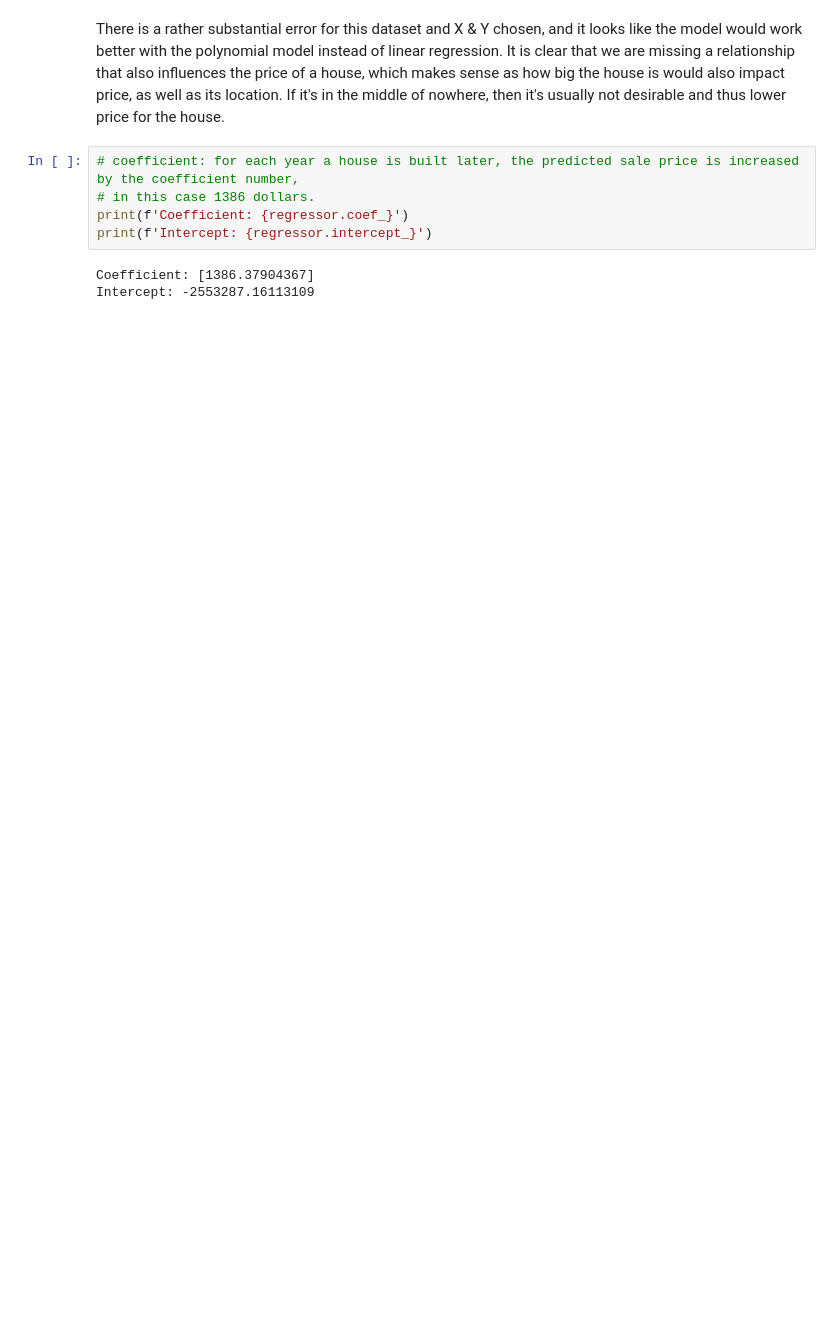
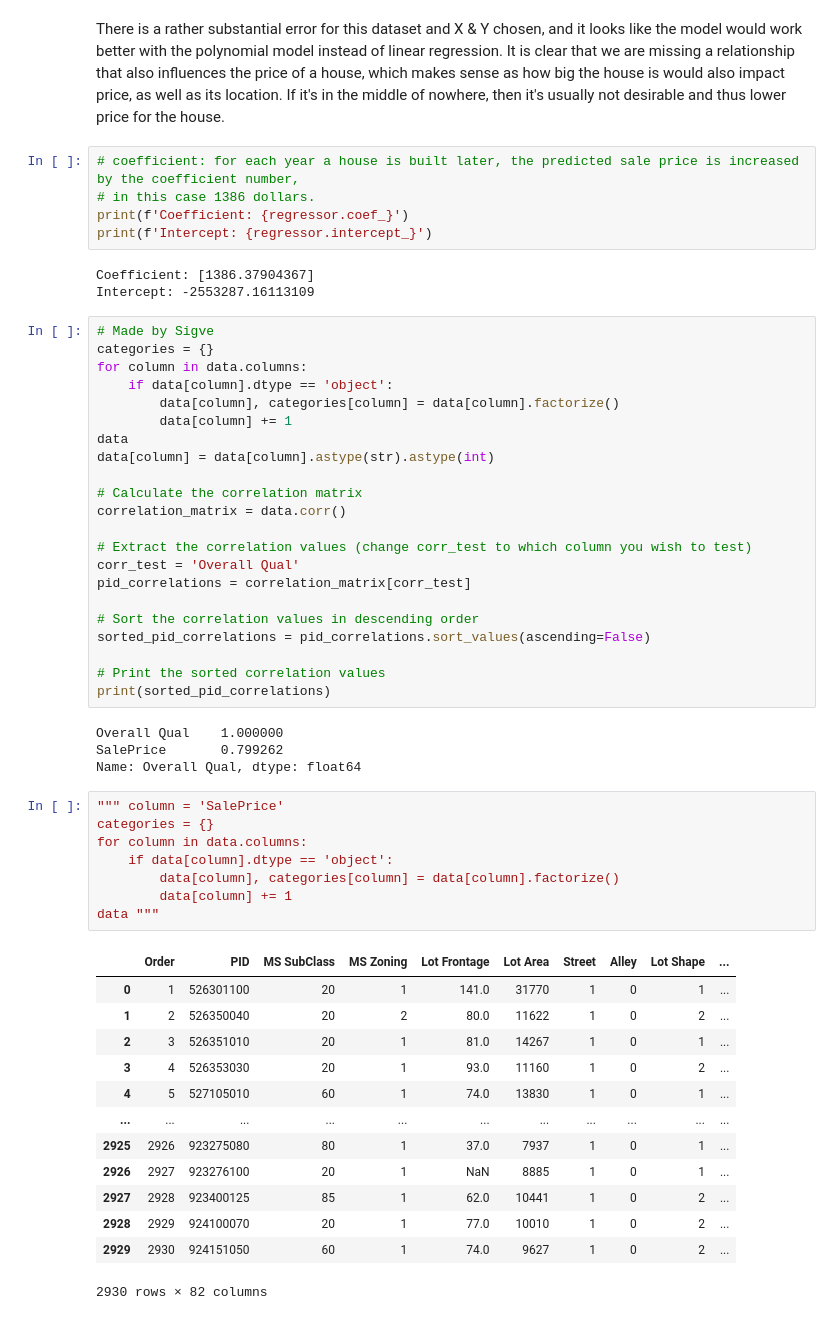
Before and after one commit to ZoieD/Assignment1-ML, a Jupyter notebook: linear_regression_emma.ipynb, the cells around one changed output. Saved outputs shown, nothing was run; the diff lists cells and outputs as text; blank space fills up the shorter version.

```diff
--- a/linear_regression_emma.ipynb
+++ b/linear_regression_emma.ipynb
@@ -218,3 +156,51 @@ print(f'Intercept: {regressor.intercept_}')
 # %% [output]
 Coefficient: [1386.37904367]
 Intercept: -2553287.16113109
+# %%
+# Made by Sigve
+categories = {}
+for column in data.columns:
+    if data[column].dtype == 'object':
+        data[column], categories[column] = data[column].factorize()
+        data[column] += 1
+data
+data[column] = data[column].astype(str).astype(int)
+
+# Calculate the correlation matrix
+correlation_matrix = data.corr()
+
+# Extract the correlation values (change corr_test to which column you wish to test)
+corr_test = 'Overall Qual'
+pid_correlations = correlation_matrix[corr_test]
+
+# Sort the correlation values in descending order
+sorted_pid_correlations = pid_correlations.sort_values(ascending=False)
+
+# Print the sorted correlation values
+print(sorted_pid_correlations)
+# %% [output]
+Overall Qual    1.000000
+SalePrice       0.799262
+Name: Overall Qual, dtype: float64
+# %%
+""" column = 'SalePrice'
+categories = {}
+for column in data.columns:
+    if data[column].dtype == 'object':
+        data[column], categories[column] = data[column].factorize()
+        data[column] += 1
+data """
+# %% [output]
+|  | Order | PID | MS SubClass | MS Zoning | Lot Frontage | Lot Area | Street | Alley | Lot Shape | ... |
+| 0 | 1 | 526301100 | 20 | 1 | 141.0 | 31770 | 1 | 0 | 1 | ... |
+| 1 | 2 | 526350040 | 20 | 2 | 80.0 | 11622 | 1 | 0 | 2 | ... |
+| 2 | 3 | 526351010 | 20 | 1 | 81.0 | 14267 | 1 | 0 | 1 | ... |
+| 3 | 4 | 526353030 | 20 | 1 | 93.0 | 11160 | 1 | 0 | 2 | ... |
+| 4 | 5 | 527105010 | 60 | 1 | 74.0 | 13830 | 1 | 0 | 1 | ... |
+| ... | ... | ... | ... | ... | ... | ... | ... | ... | ... | ... |
+| 2925 | 2926 | 923275080 | 80 | 1 | 37.0 | 7937 | 1 | 0 | 1 | ... |
+| 2926 | 2927 | 923276100 | 20 | 1 | NaN | 8885 | 1 | 0 | 1 | ... |
+| 2927 | 2928 | 923400125 | 85 | 1 | 62.0 | 10441 | 1 | 0 | 2 | ... |
+| 2928 | 2929 | 924100070 | 20 | 1 | 77.0 | 10010 | 1 | 0 | 2 | ... |
+| 2929 | 2930 | 924151050 | 60 | 1 | 74.0 | 9627 | 1 | 0 | 2 | ... |
+2930 rows × 82 columns
```
Also changed, not shown: parts of 17 cells of this notebook.
